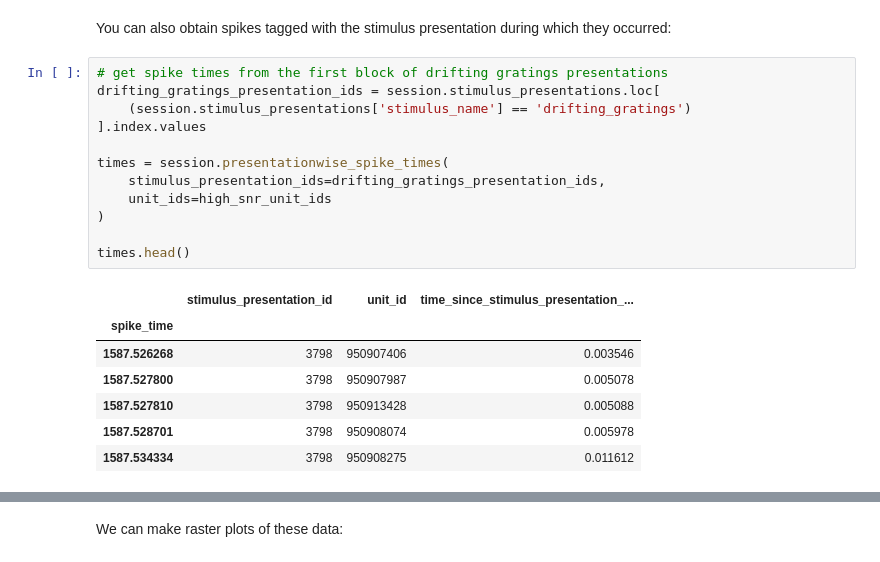
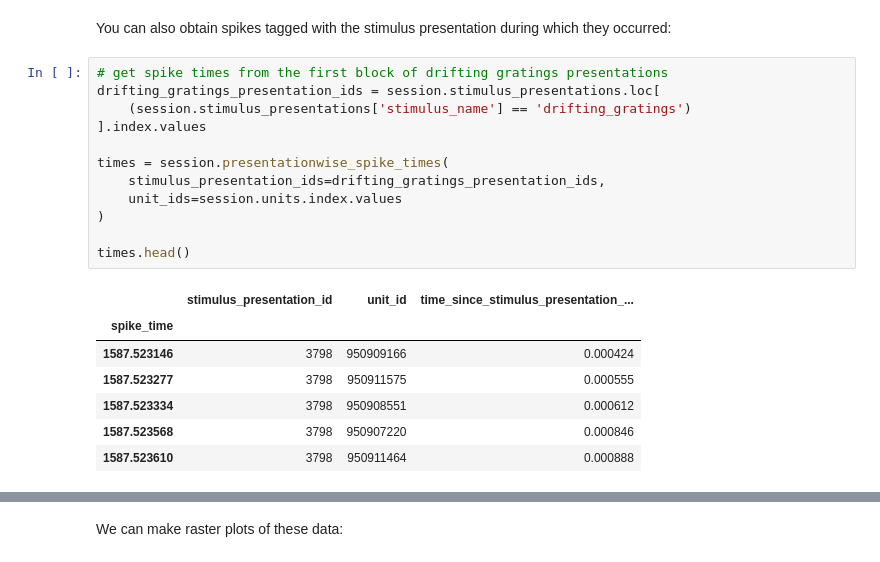
Before and after one commit to ViniciusLima94/allen-dataset, a Jupyter notebook: notebooks/1. Exploring the dataset.ipynb, the cells around one changed output, grey strips where cells are left out. Saved outputs shown, nothing was run; the diff lists cells and outputs as text.

```diff
--- a/notebooks/1. Exploring the dataset.ipynb
+++ b/notebooks/1. Exploring the dataset.ipynb
@@ -202,20 +202,20 @@ You can also obtain spikes tagged with the stimulus presentation during which th
 # %%
 # get spike times from the first block of drifting gratings presentations
 drifting_gratings_presentation_ids = session.stimulus_presentations.loc[
     (session.stimulus_presentations['stimulus_name'] == 'drifting_gratings')
 ].index.values
 
 times = session.presentationwise_spike_times(
     stimulus_presentation_ids=drifting_gratings_presentation_ids,
-    unit_ids=high_snr_unit_ids
+    unit_ids=session.units.index.values
 )
 
 times.head()
 # %% [output]
 |  | stimulus_presentation_id | unit_id | time_since_stimulus_presentation_... |
 | spike_time |  |  |  |
-| 1587.526268 | 3798 | 950907406 | 0.003546 |
-| 1587.527800 | 3798 | 950907987 | 0.005078 |
-| 1587.527810 | 3798 | 950913428 | 0.005088 |
-| 1587.528701 | 3798 | 950908074 | 0.005978 |
-| 1587.534334 | 3798 | 950908275 | 0.011612 |
+| 1587.523146 | 3798 | 950909166 | 0.000424 |
+| 1587.523277 | 3798 | 950911575 | 0.000555 |
+| 1587.523334 | 3798 | 950908551 | 0.000612 |
+| 1587.523568 | 3798 | 950907220 | 0.000846 |
+| 1587.523610 | 3798 | 950911464 | 0.000888 |
```
Also changed, not shown: parts of 16 cells of this notebook.
